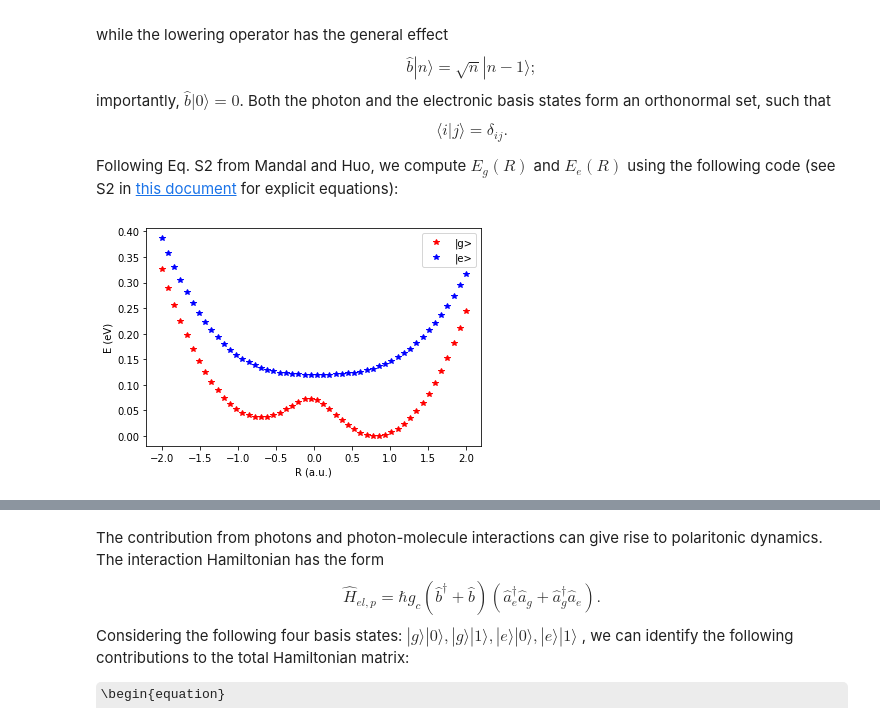
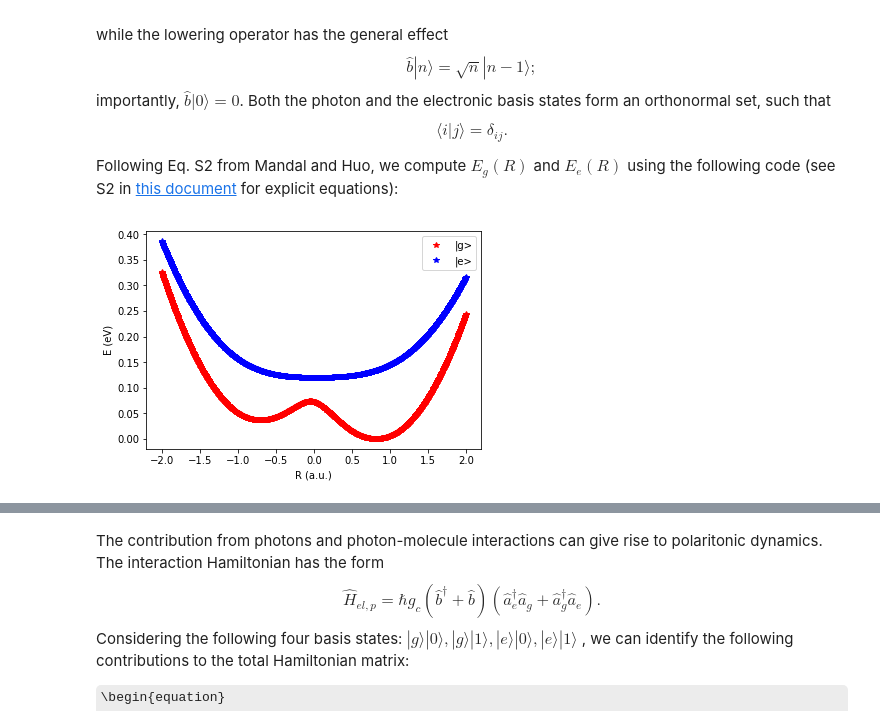
Before and after one commit to FoleyLab/PyCQED, a Jupyter notebook: Notebooks/Polariton_Hamiltonian-V111.ipynb, the cells around one changed output, grey strips where cells are left out. Cells and saved outputs as stored; diff of their text form; code cells hidden in the pictures; some formulas as TeX source.

```diff
--- a/Notebooks/Polariton_Hamiltonian-V111.ipynb
+++ b/Notebooks/Polariton_Hamiltonian-V111.ipynb
@@ -63,21 +63,21 @@ def E_of_R(R):
 # %%
 ### Code to run E_of_R function for a variety of values of R between -1.5 and 1.5 atomic units
 ### and plot the energy in electron volts for the ground- and excited-state surface,
 ### giving the plot from Figure 2 of Mandal and Huo's paper
-rlist = np.linspace(-2.0, 2.0, 50)
+rlist = np.linspace(-2.0, 2.0, 1000)
 
 E_ground = []
 E_excite = []
 for r in rlist:
     PES = E_of_R(r)
     E_ground.append(PES[0])
     E_excite.append(PES[1])
 
 plt.plot(rlist, E_ground, 'r*', label='|g>')
 plt.plot(rlist, E_excite, 'b*', label='|e>')
 plt.xlabel("R (a.u.)")
 plt.ylabel("E (eV)")
 plt.legend()
 plt.show()
 # %% [output]
-[figure, old version]
+[figure, new version]
```
Also changed, not shown: parts of 18 cells of this notebook, 1 other file.
